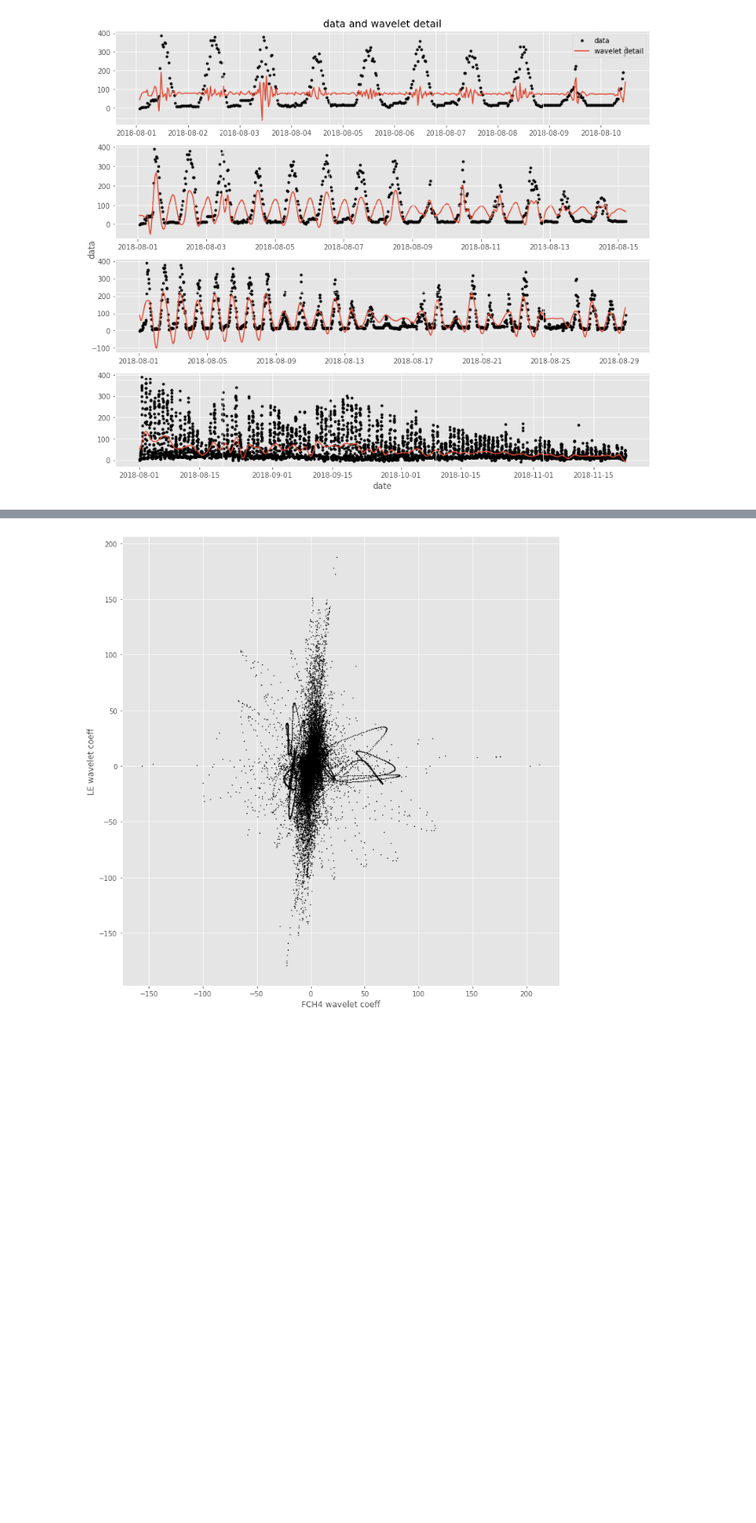
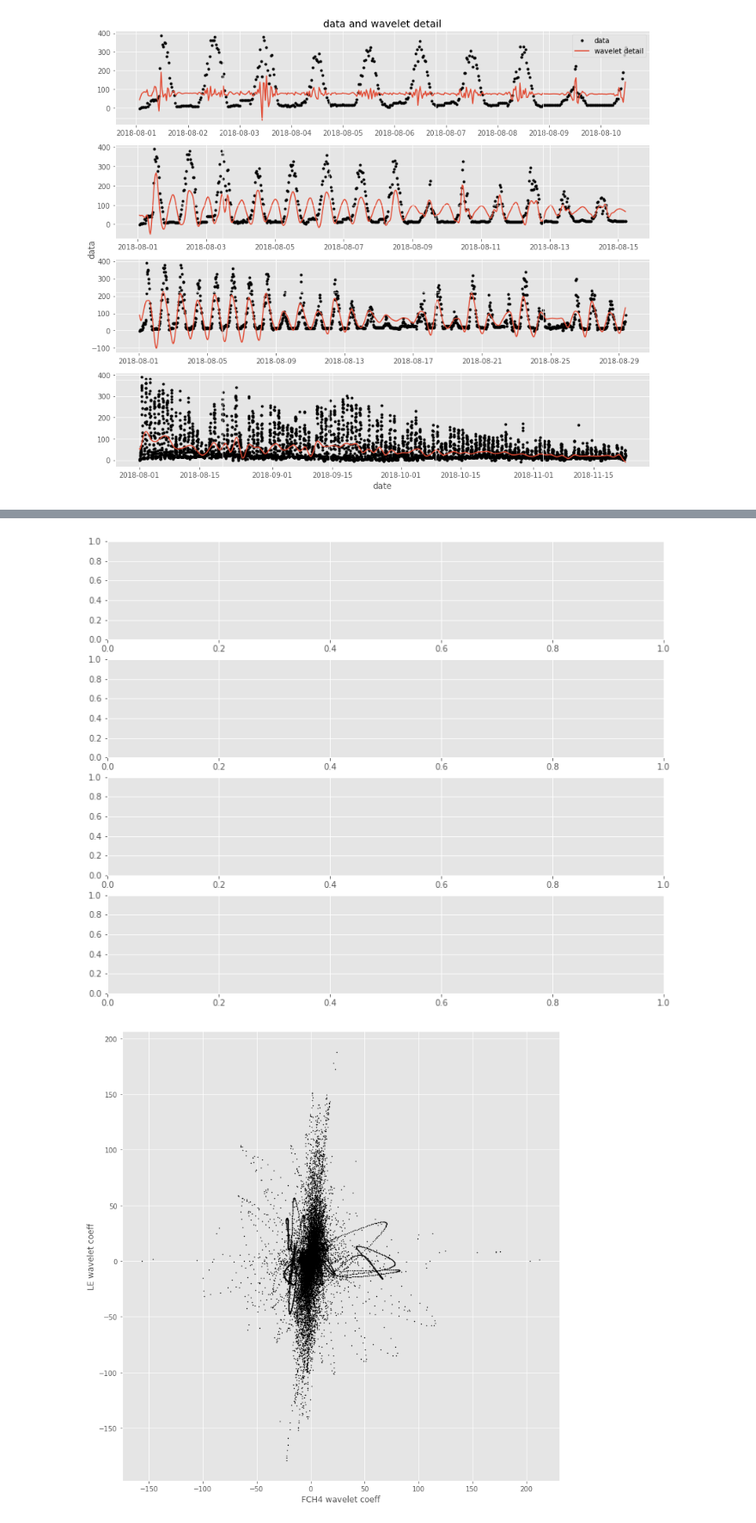
Before and after one commit to ottobriner/wavelet-partition, a Jupyter notebook: FLX_JP-BBY.ipynb, the cells around one changed output, grey strips where cells are left out. Shown at 86% size. Saved outputs shown, nothing was run; the diff lists cells and outputs as text; code cells hidden in the pictures; blank space fills up the shorter version.

```diff
--- a/FLX_JP-BBY.ipynb
+++ b/FLX_JP-BBY.ipynb
@@ -105,3 +137,6 @@ cLEpd = pd.DataFrame(csumLE).transpose()
 # %%
 p_MvLE = P.fit(cM_flat, cLE_flat, 1)
 xp, yp = p_MvLE.linspace(len(cMpd))
+# %%
+ax[1].plot(df[dfw.index, dfw.loc[pd.to_datetime(zdate)- :,'FCH4']])
+# %% [output]
@@ -108,3 +147,4 @@ xp, yp = p_MvLE.linspace(len(cMpd))
+[figure, added]
 # %%
 p.scattercoef(cM_flat, cLE_flat, xlabel='FCH4 wavelet coeff', ylabel='LE wavelet coeff', filename="20210528_wavecoeff_FCH4_LE_BBY.jpeg")
 # %% [output]
```
Also changed, not shown: parts of 7 cells of this notebook, 1 other file.
